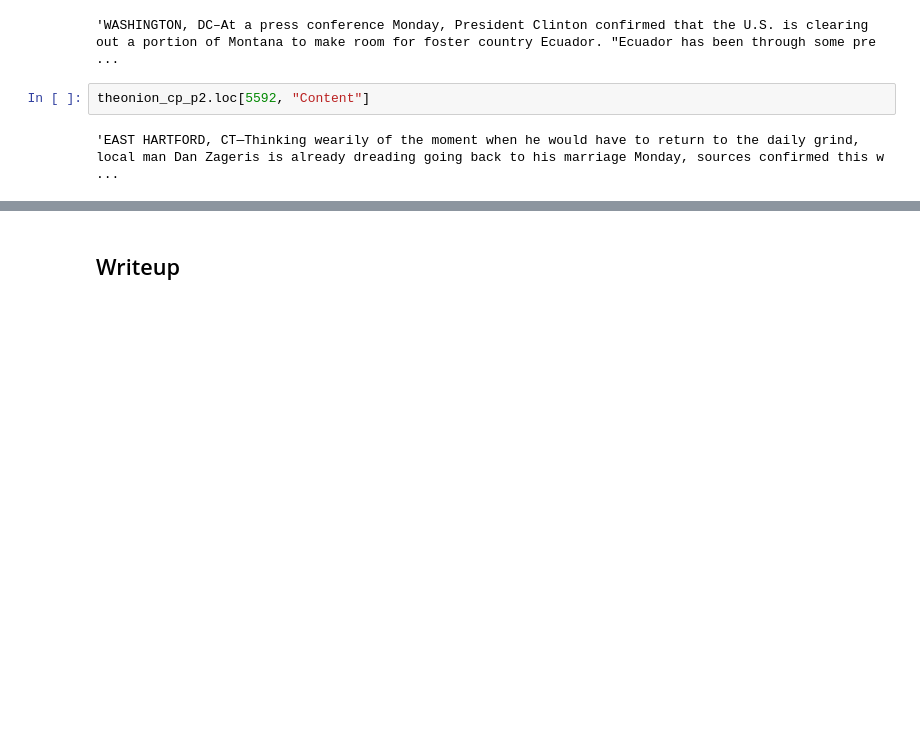
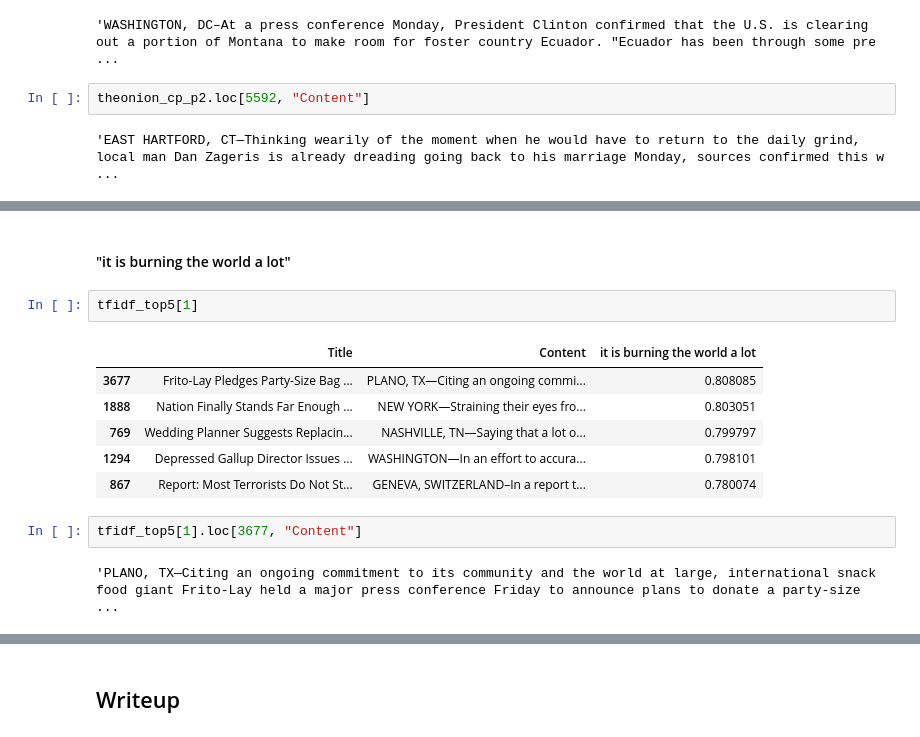
Before and after one commit to mk-imagine/SFSU-CSC620-NLT, a Jupyter notebook: hw11.ipynb, the cells around one changed output, grey strips where cells are left out. Cells and saved outputs as stored; diff of their text form; blank space fills up the shorter version.

```diff
--- a/hw11.ipynb
+++ b/hw11.ipynb
@@ -621,0 +716,15 @@ theonion_cp_p2.loc[5592, "Content"]
+# %% [markdown]
+#### "it is burning the world a lot"
+# %%
+tfidf_top5[1]
+# %% [output]
+|  | Title | Content | it is burning the world a lot |
+| 3677 | Frito-Lay Pledges Party-Size Bag ... | PLANO, TX—Citing an ongoing commi... | 0.808085 |
+| 1888 | Nation Finally Stands Far Enough ... | NEW YORK—Straining their eyes fro... | 0.803051 |
+| 769 | Wedding Planner Suggests Replacin... | NASHVILLE, TN—Saying that a lot o... | 0.799797 |
+| 1294 | Depressed Gallup Director Issues ... | WASHINGTON—In an effort to accura... | 0.798101 |
+| 867 | Report: Most Terrorists Do Not St... | GENEVA, SWITZERLAND–In a report t... | 0.780074 |
+# %%
+tfidf_top5[1].loc[3677, "Content"]
+# %% [output]
+'PLANO, TX—Citing an ongoing commitment to its community and the world at large, international snack food giant Frito-Lay held a major press conference Friday to announce plans to donate a party-size  ...
```
Also changed, not shown: parts of 23 cells of this notebook.
